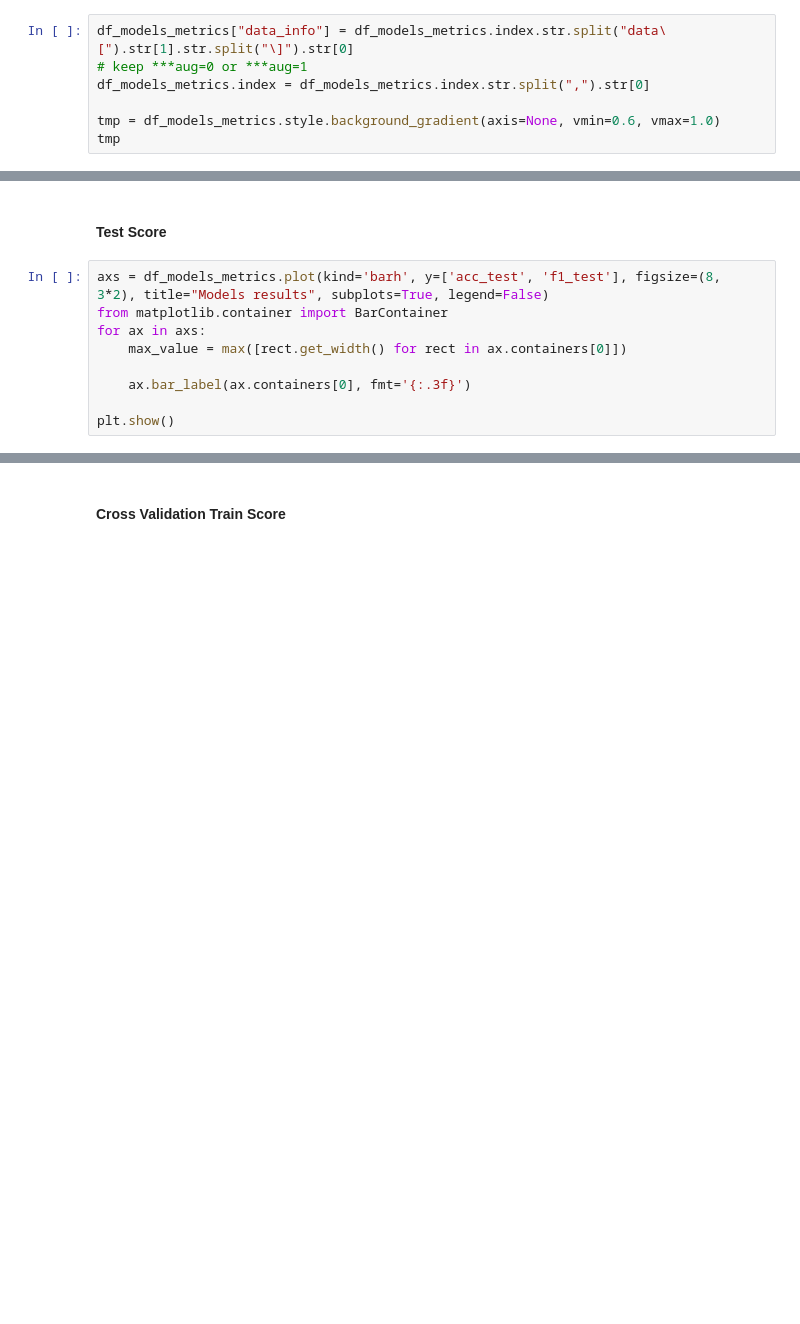
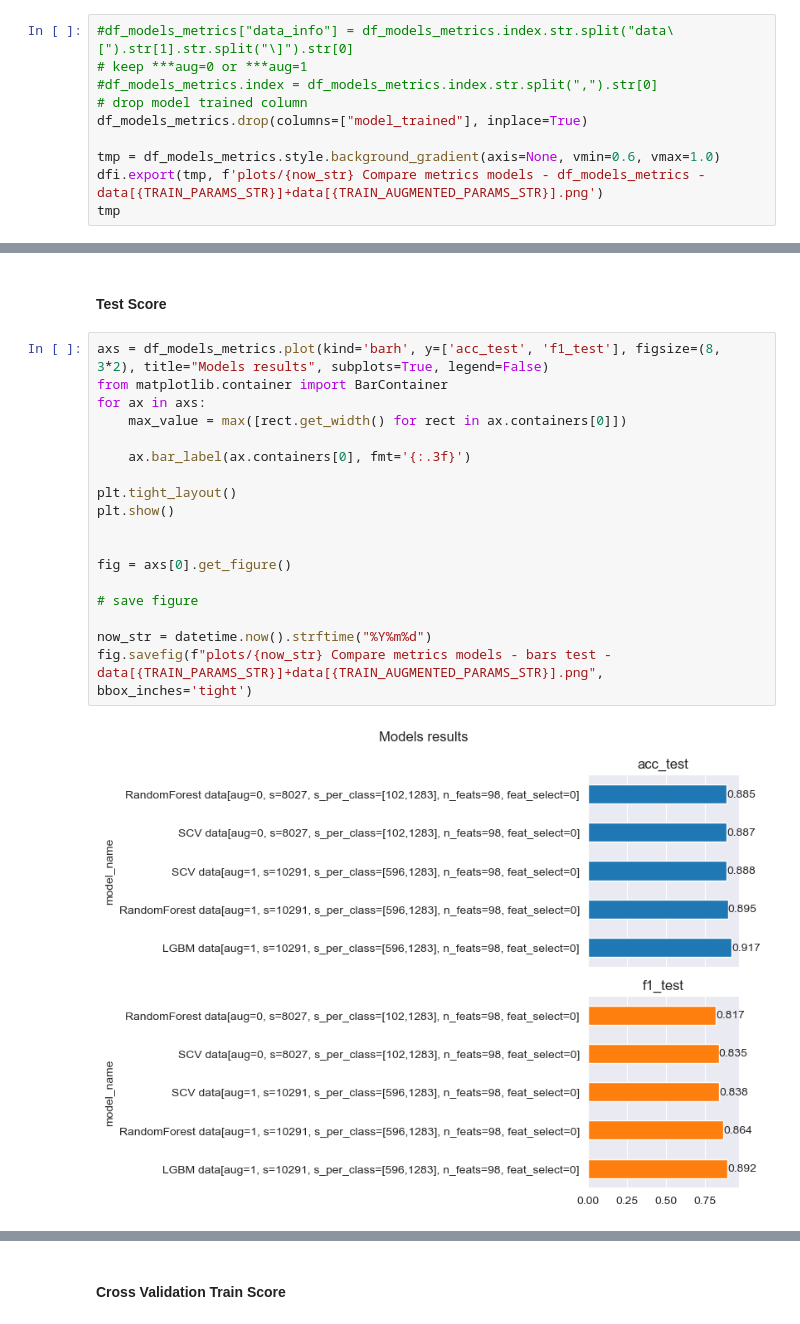
Before and after one commit to Mlamalerie/DrumClassifier, a Jupyter notebook: 2.1 ML models training.ipynb, the cells around one changed output, grey strips where cells are left out. Cells and saved outputs as stored; diff of their text form; blank space fills up the shorter version.

```diff
--- a/2.1 ML models training.ipynb
+++ b/2.1 ML models training.ipynb
@@ -1532,7 +1641,10 @@ df_models_metrics
 # %%
-df_models_metrics["data_info"] = df_models_metrics.index.str.split("data\[").str[1].str.split("\]").str[0]
+#df_models_metrics["data_info"] = df_models_metrics.index.str.split("data\[").str[1].str.split("\]").str[0]
 # keep ***aug=0 or ***aug=1
-df_models_metrics.index = df_models_metrics.index.str.split(",").str[0]
+#df_models_metrics.index = df_models_metrics.index.str.split(",").str[0]
+# drop model trained column
+df_models_metrics.drop(columns=["model_trained"], inplace=True)
 
 tmp = df_models_metrics.style.background_gradient(axis=None, vmin=0.6, vmax=1.0)
+dfi.export(tmp, f'plots/{now_str} Compare metrics models - df_models_metrics - data[{TRAIN_PARAMS_STR}]+data[{TRAIN_AUGMENTED_PARAMS_STR}].png')
 tmp
@@ -1545,12 +1670,23 @@ df_models_metrics.columns
 # %%
 axs = df_models_metrics.plot(kind='barh', y=['acc_test', 'f1_test'], figsize=(8, 3*2), title="Models results", subplots=True, legend=False)
 from matplotlib.container import BarContainer
 for ax in axs:
     max_value = max([rect.get_width() for rect in ax.containers[0]])
 
     ax.bar_label(ax.containers[0], fmt='{:.3f}')
 
+plt.tight_layout()
 plt.show()
+
+
+fig = axs[0].get_figure()
+
+# save figure
+
+now_str = datetime.now().strftime("%Y%m%d")
+fig.savefig(f"plots/{now_str} Compare metrics models - bars test - data[{TRAIN_PARAMS_STR}]+data[{TRAIN_AUGMENTED_PARAMS_STR}].png", bbox_inches='tight')
+# %% [output]
+[figure, added]
 # %%
 # model with best score
 df_models_metrics.sort_values(by=["f1_test"], ascending=False).head(1).T
```
Also changed, not shown: parts of 16 cells of this notebook, 1 other file.
